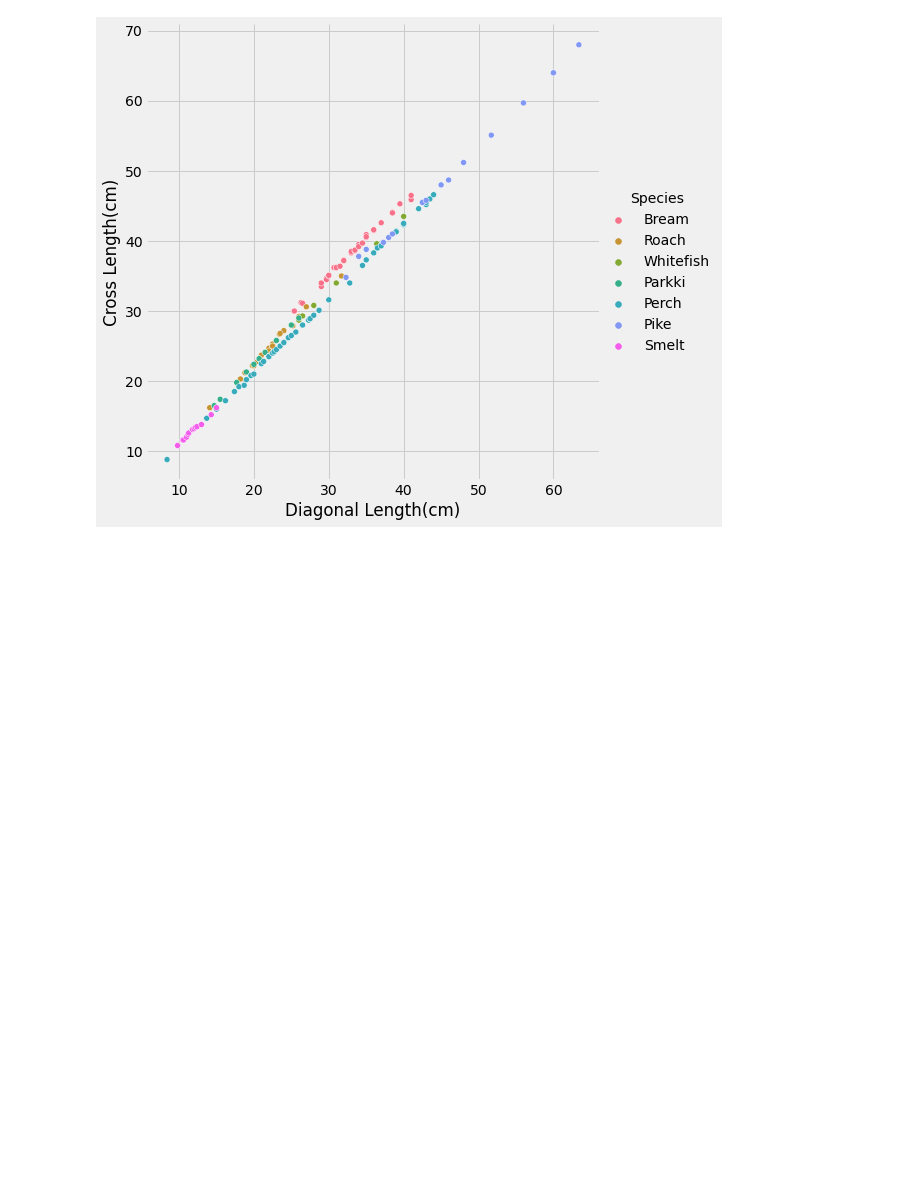
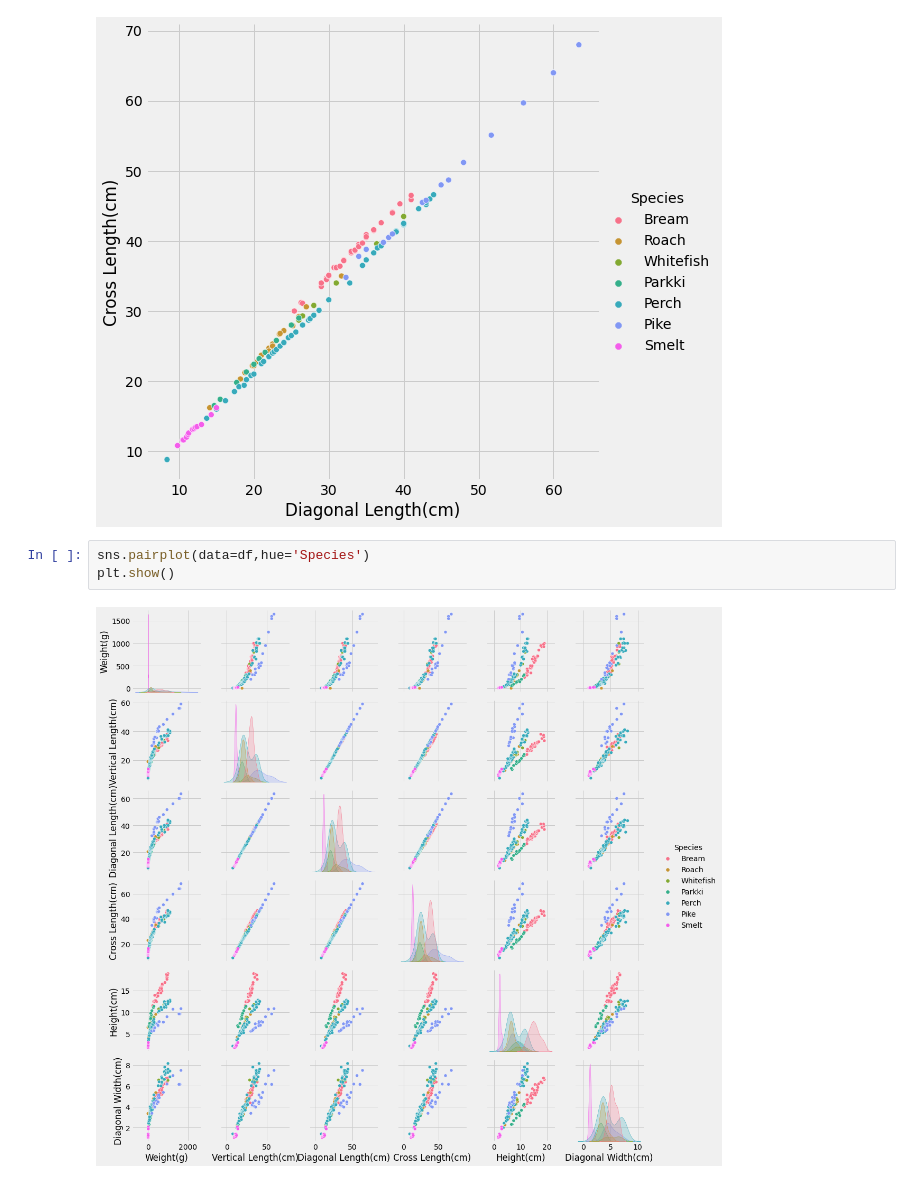
Before and after one commit to NaNdalal-dev/Fish-market, a Jupyter notebook: fish market.ipynb, the cells around one changed output. Saved outputs shown, nothing was run; the diff lists cells and outputs as text; blank space fills up the shorter version.

```diff
--- a/fish market.ipynb
+++ b/fish market.ipynb
@@ -89,3 +90,8 @@ sns.relplot(data=df, x='Diagonal Length(cm)', y='Cross Length(cm)',height=7,hue=
 plt.show()
 # %% [output]
 [figure]
+# %%
+sns.pairplot(data=df,hue='Species')
+plt.show()
+# %% [output]
+[figure, added]
```
Also changed, not shown: parts of 1 cell of this notebook.
